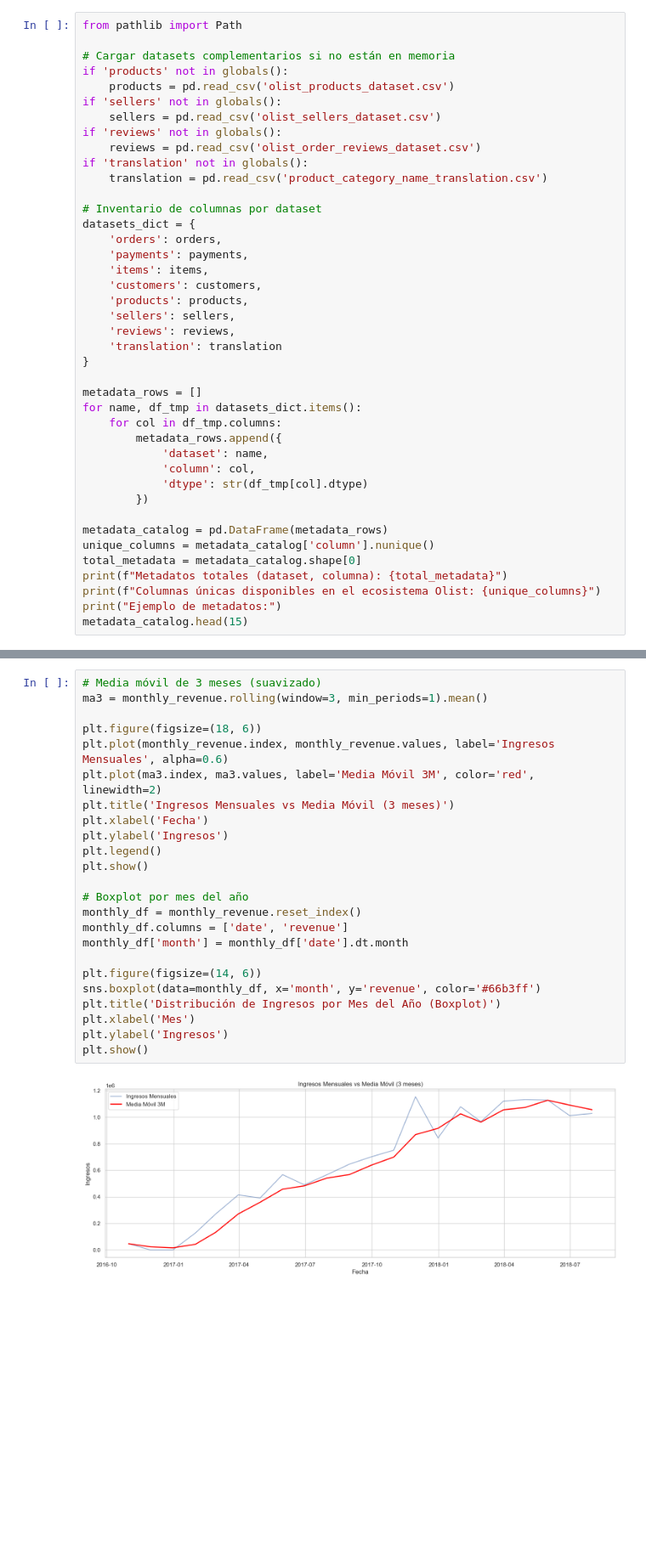
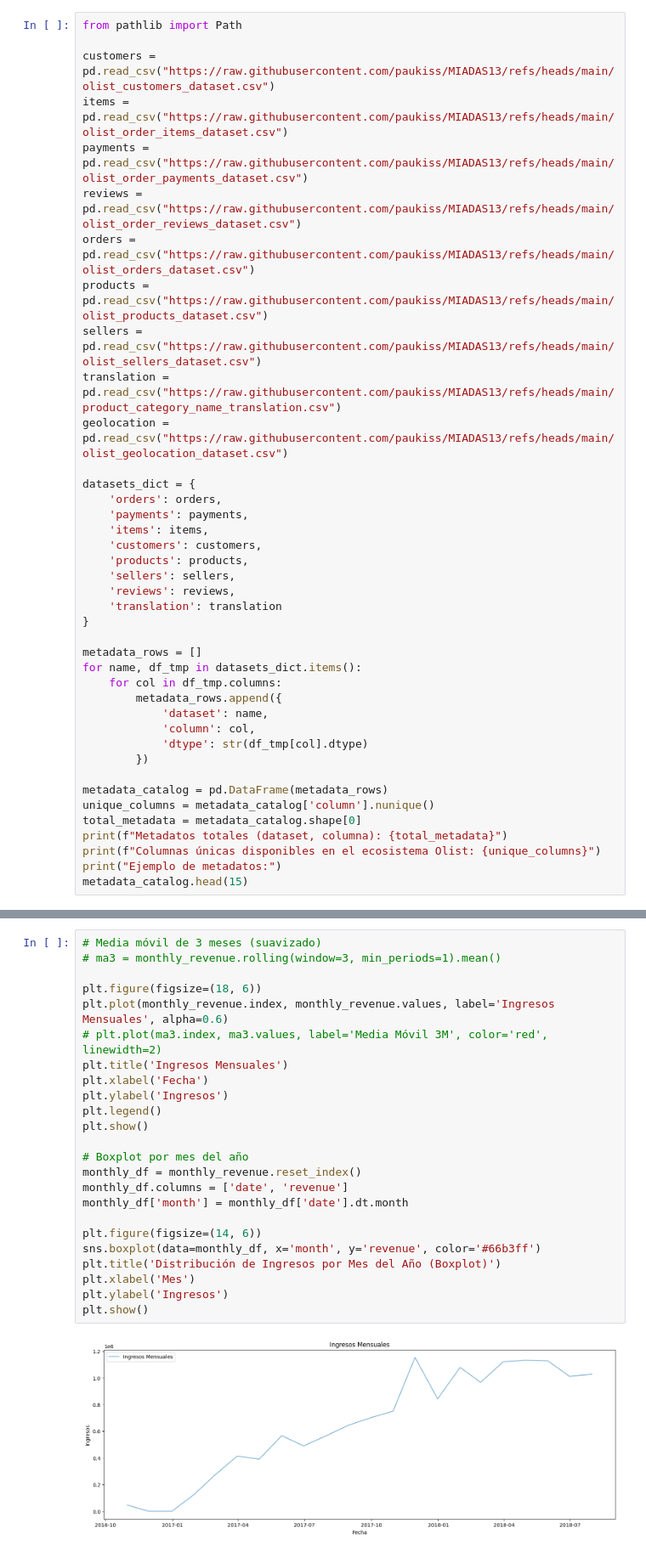
Before and after one commit to paukiss/MIADAS13, a Jupyter notebook: sprint_1_forecast_ingresos.ipynb, the cells around one changed output, grey strips where cells are left out. Shown at 85% size. Drawn from its saved outputs; the diff is of its cells as text; blank space fills up the shorter version.

```diff
--- a/sprint_1_forecast_ingresos.ipynb
+++ b/sprint_1_forecast_ingresos.ipynb
@@ -69,17 +21,16 @@ El enfoque es utilizar el conjunto de datos mínimo y viable para abordar el pro
 # %%
 from pathlib import Path
 
-# Cargar datasets complementarios si no están en memoria
-if 'products' not in globals():
-    products = pd.read_csv('olist_products_dataset.csv')
-if 'sellers' not in globals():
-    sellers = pd.read_csv('olist_sellers_dataset.csv')
-if 'reviews' not in globals():
-    reviews = pd.read_csv('olist_order_reviews_dataset.csv')
-if 'translation' not in globals():
-    translation = pd.read_csv('product_category_name_translation.csv')
+customers = pd.read_csv("https://raw.githubusercontent.com/paukiss/MIADAS13/refs/heads/main/olist_customers_dataset.csv")
+items =  pd.read_csv("https://raw.githubusercontent.com/paukiss/MIADAS13/refs/heads/main/olist_order_items_dataset.csv")
+payments =  pd.read_csv("https://raw.githubusercontent.com/paukiss/MIADAS13/refs/heads/main/olist_order_payments_dataset.csv")
+reviews = pd.read_csv("https://raw.githubusercontent.com/paukiss/MIADAS13/refs/heads/main/olist_order_reviews_dataset.csv")
+orders = pd.read_csv("https://raw.githubusercontent.com/paukiss/MIADAS13/refs/heads/main/olist_orders_dataset.csv")
+products = pd.read_csv("https://raw.githubusercontent.com/paukiss/MIADAS13/refs/heads/main/olist_products_dataset.csv")
+sellers = pd.read_csv("https://raw.githubusercontent.com/paukiss/MIADAS13/refs/heads/main/olist_sellers_dataset.csv")
+translation = pd.read_csv("https://raw.githubusercontent.com/paukiss/MIADAS13/refs/heads/main/product_category_name_translation.csv")
+geolocation = pd.read_csv("https://raw.githubusercontent.com/paukiss/MIADAS13/refs/heads/main/olist_geolocation_dataset.csv")
 
-# Inventario de columnas por dataset
 datasets_dict = {
     'orders': orders,
     'payments': payments,
@@ -421,26 +168,26 @@ A continuación, enriquecemos el EDA con:
 # %%
 # Media móvil de 3 meses (suavizado)
-ma3 = monthly_revenue.rolling(window=3, min_periods=1).mean()
+# ma3 = monthly_revenue.rolling(window=3, min_periods=1).mean()
 
 plt.figure(figsize=(18, 6))
 plt.plot(monthly_revenue.index, monthly_revenue.values, label='Ingresos Mensuales', alpha=0.6)
-plt.plot(ma3.index, ma3.values, label='Media Móvil 3M', color='red', linewidth=2)
-plt.title('Ingresos Mensuales vs Media Móvil (3 meses)')
+# plt.plot(ma3.index, ma3.values, label='Media Móvil 3M', color='red', linewidth=2)
+plt.title('Ingresos Mensuales')
 plt.xlabel('Fecha')
 plt.ylabel('Ingresos')
 plt.legend()
 plt.show()
 
 # Boxplot por mes del año
 monthly_df = monthly_revenue.reset_index()
 monthly_df.columns = ['date', 'revenue']
 monthly_df['month'] = monthly_df['date'].dt.month
 
 plt.figure(figsize=(14, 6))
 sns.boxplot(data=monthly_df, x='month', y='revenue', color='#66b3ff')
 plt.title('Distribución de Ingresos por Mes del Año (Boxplot)')
 plt.xlabel('Mes')
 plt.ylabel('Ingresos')
 plt.show()
 # %% [output]
-[figure, old version]
+[figure, new version]
```
Also changed, not shown: parts of 80 cells of this notebook.
